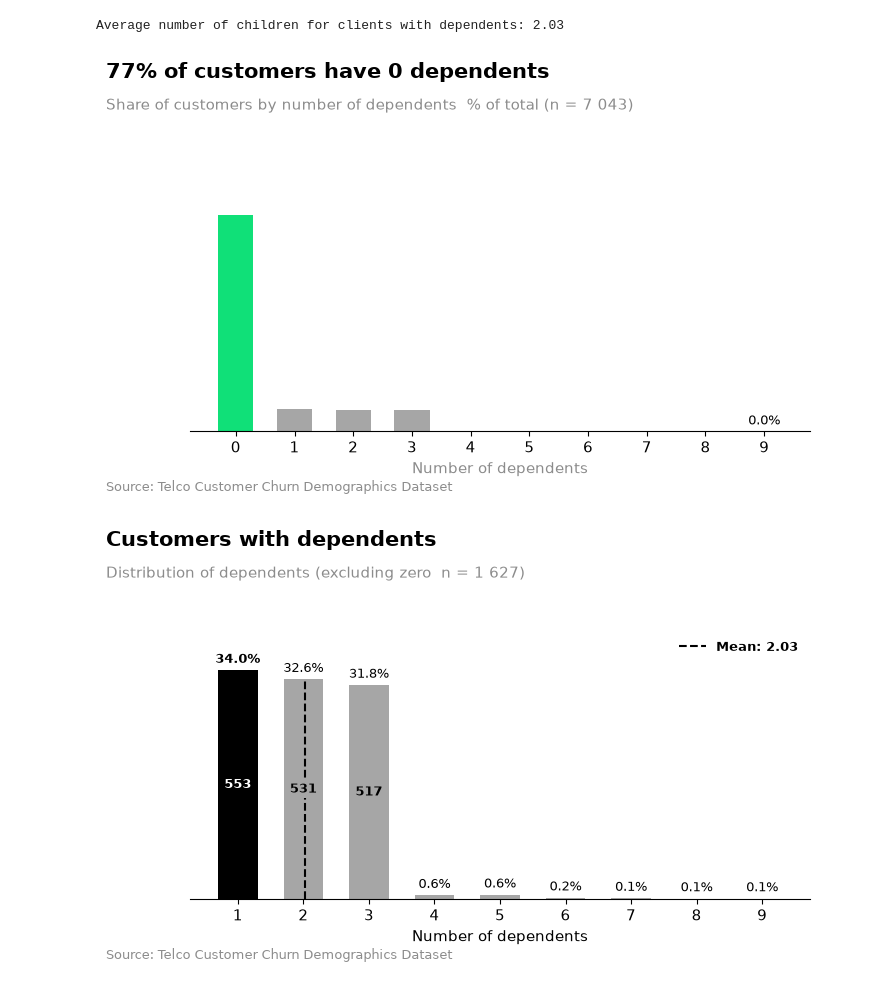
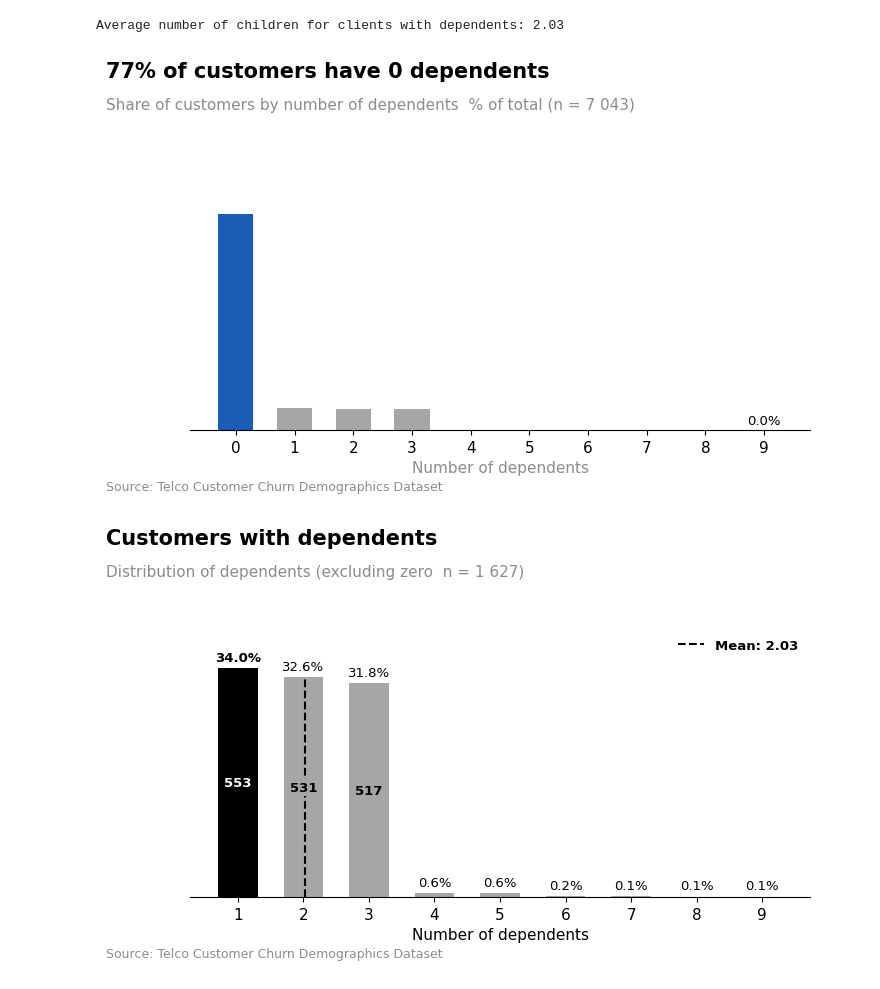
Before and after one commit to andrecapote1999/edsb_1, a Jupyter notebook: notebooks/Project-EDSB26_G2_VersaoAtual.ipynb, the cells around one changed output. Drawn from its saved outputs; the diff is of its cells as text; code cells hidden in the pictures.

Commit message:
_nova_

```diff
--- a/notebooks/Project-EDSB26_G2_VersaoAtual.ipynb
+++ b/notebooks/Project-EDSB26_G2_VersaoAtual.ipynb
@@ -127,16 +127,16 @@ from matplotlib.legend_handler import HandlerTuple
 ### 0.2 Paths and File Loading
 # %%
 # Base path - Tomas
+BASE = Path(
+         r"C:\Users\ramos\OneDrive\Ambiente de Trabalho\PG EDSA\2º Semestre\Enterprise Data Science Bootcamp\Project_TELCO"
+ )
+RAW = BASE/ "data" / "raw"
+
+# # Base path - Andre
 # BASE = Path(
-#          r"C:\Users\ramos\OneDrive\Ambiente de Trabalho\PG EDSA\2º Semestre\Enterprise Data Science Bootcamp\Project_TELCO"
-#  )
-# RAW = BASE/ "data" / "raw"
-
-# Base path - Andre
-BASE = Path(
-    r"C:\Users\andre\Desktop\Nova_IMS\2ºSemestre\Bootcamp\Project\Project Datasets-20260918\TELCO_CHURN\Telco_customer_churn"
-)
-RAW = BASE
+#     r"C:\Users\andre\Desktop\Nova_IMS\2ºSemestre\Bootcamp\Project\Project Datasets-20260918\TELCO_CHURN\Telco_customer_churn"
+# )
+# RAW = BASE
 
 # # Base path - Paulo
 # BASE = Path(
@@ -282,7 +282,7 @@ top_label = percentages.idxmax()
 top_pct = percentages.max()
 # %%
 # IBCS Style
-BLACK, GREEN, LIGHT_GRAY, DARK_GRAY = "#000000", "#10E078", "#A6A6A6", "#8C8C8C"
+BLACK, GREEN, LIGHT_GRAY, DARK_GRAY, BLUE = "#000000", "#10E078", "#A6A6A6", "#8C8C8C", "#1B5EB8"
 plt.rcParams.update({"font.family": "sans-serif", "font.size": 11})
 
 def ibcs_titles(fig, title, subtitle, source="Source: Telco Customer Churn Demographics Dataset"):
@@ -418,35 +418,35 @@ top_pct = pcts.max()
 fig, ax = plt.subplots(figsize=(8, 4.5))
 fig.subplots_adjust(top=0.75, bottom=0.15)
 title = f"{top_pct:.0f}% of customers have {top_dep} dependents"
 subtitle = f"Share of customers by number of dependents, % of total (n = {total:,})".replace(",", " ")
 ibcs_titles(fig, title, subtitle)
 
-colors = [GREEN if idx == top_dep else LIGHT_GRAY for idx in counts.index]
+colors = [BLUE if idx == top_dep else LIGHT_GRAY for idx in counts.index]
 bars = ax.bar(counts.index.astype(str), pcts.values, color=colors, width=0.6)
 
 # Labels
 for bar, (idx, c) in zip(bars, counts.items()):
     h = bar.get_height()
     x = bar.get_x() + bar.get_width() / 2
 
 # Percentage label above bar
 ax.text(x, h + 1.2, f"{h:.1f}%", ha="center", va="bottom", fontsize=9.5, color=BLACK,
         fontweight="bold" if idx == top_dep else "normal")
 
 # Raw count inside bar (uniform black bold text for all groups > 5%)
 if h > 5:
         ax.text(x, h / 2, str(c), ha="center", va="center", fontsize=9.5,
         color=BLACK, fontweight="bold")
 
 # Axis
 ax.set_yticks([])
 ax.set_ylim(0, top_pct * 1.25)
 ax.set_xlabel("Number of dependents", color=DARK_GRAY)
 clean_axes(ax, keep_left=False, keep_bottom=True)
 ax.spines["bottom"].set_color(BLACK)
 plt.show()
 # %% [output]
-[figure, old version]
+[figure, new version]
 # %%
 # Filter clients with at least one dependent
 dep = df_demographics.loc[df_demographics["Number of Dependents"] > 0, "Number of Dependents"]
```
Also changed, not shown: parts of 44 cells of this notebook, 1 other file.
